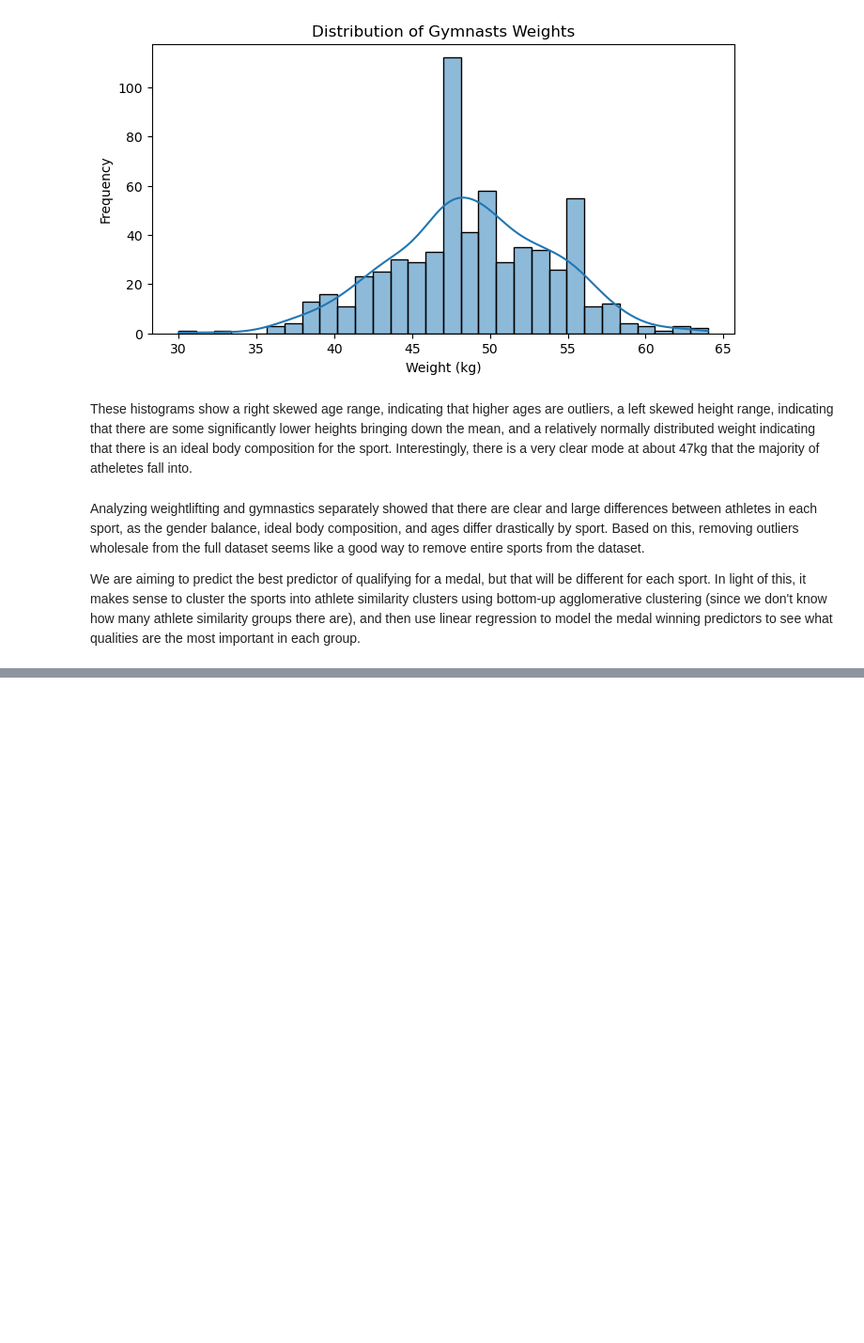
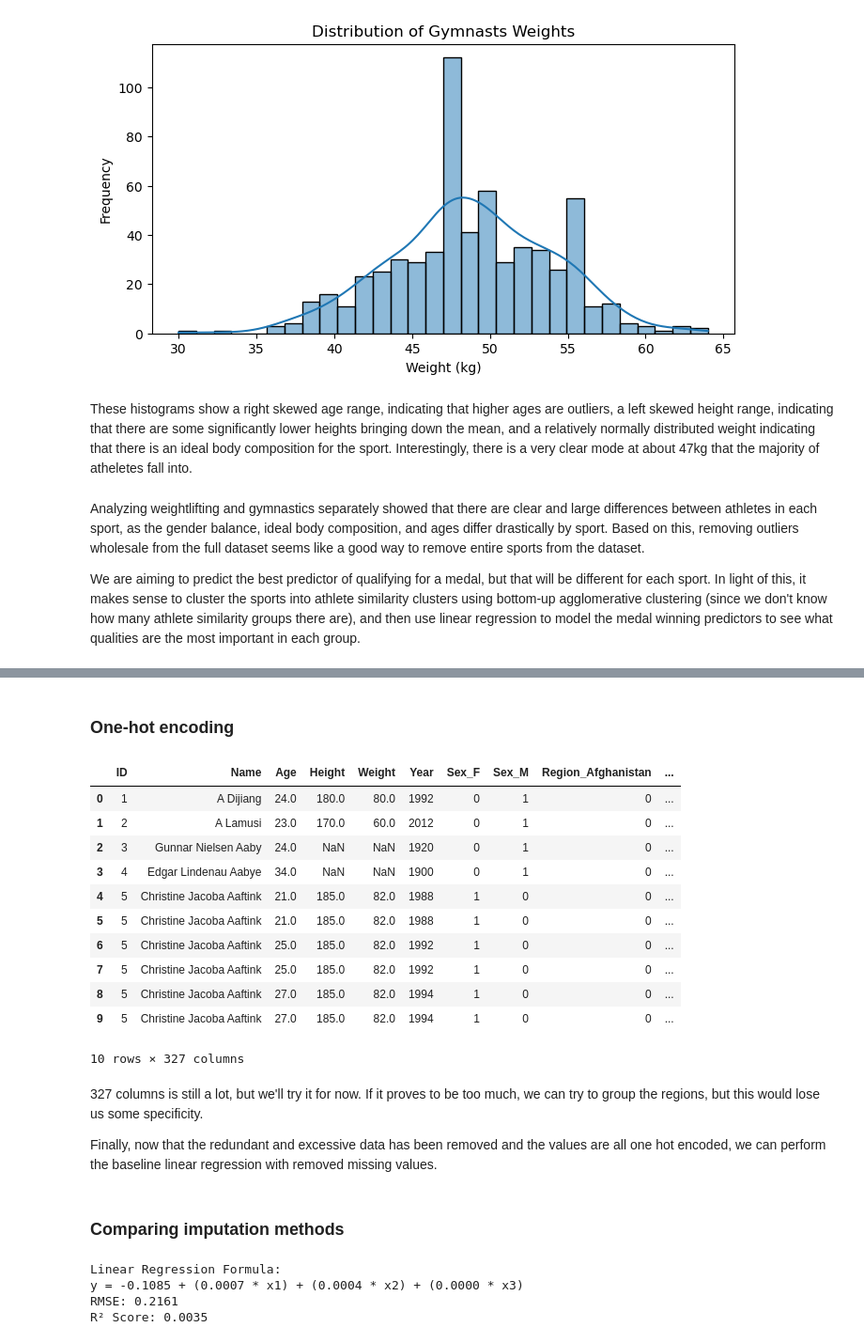
Before and after one commit to oliviasteeed/461_final_project, a Jupyter notebook: initial_eda.ipynb, the cells around one changed output, grey strips where cells are left out. Shown at 94% size. Saved outputs shown, nothing was run; the diff lists cells and outputs as text; code cells hidden in the pictures; blank space fills up the shorter version.

```diff
--- a/initial_eda.ipynb
+++ b/initial_eda.ipynb
@@ -436,0 +573,45 @@ TODO
+# %%
+# dropping team column since we are just going to use region column to reduce massive dataframe size
+df = df.drop(columns=['Team'])
+# %% [markdown]
+### One-hot encoding
+# %%
+df_encoded = pd.get_dummies(df, columns=['Sex', 'Region', 'Season', 'City', 'Sport', 'Medal'], dtype=int)
+
+df_encoded.head(10)
+# %% [output]
+|  | ID | Name | Age | Height | Weight | Year | Sex_F | Sex_M | Region_Afghanistan | ... |
+| 0 | 1 | A Dijiang | 24.0 | 180.0 | 80.0 | 1992 | 0 | 1 | 0 | ... |
+| 1 | 2 | A Lamusi | 23.0 | 170.0 | 60.0 | 2012 | 0 | 1 | 0 | ... |
+| 2 | 3 | Gunnar Nielsen Aaby | 24.0 | NaN | NaN | 1920 | 0 | 1 | 0 | ... |
+| 3 | 4 | Edgar Lindenau Aabye | 34.0 | NaN | NaN | 1900 | 0 | 1 | 0 | ... |
+| 4 | 5 | Christine Jacoba Aaftink | 21.0 | 185.0 | 82.0 | 1988 | 1 | 0 | 0 | ... |
+| 5 | 5 | Christine Jacoba Aaftink | 21.0 | 185.0 | 82.0 | 1988 | 1 | 0 | 0 | ... |
+| 6 | 5 | Christine Jacoba Aaftink | 25.0 | 185.0 | 82.0 | 1992 | 1 | 0 | 0 | ... |
+| 7 | 5 | Christine Jacoba Aaftink | 25.0 | 185.0 | 82.0 | 1992 | 1 | 0 | 0 | ... |
+| 8 | 5 | Christine Jacoba Aaftink | 27.0 | 185.0 | 82.0 | 1994 | 1 | 0 | 0 | ... |
+| 9 | 5 | Christine Jacoba Aaftink | 27.0 | 185.0 | 82.0 | 1994 | 1 | 0 | 0 | ... |
+10 rows × 327 columns
+# %% [markdown]
+327 columns is still a lot, but we'll try it for now. If it proves to be too much, we can try to group the regions, but this would lose us some specificity.
+
+Finally, now that the redundant and excessive data has been removed and the values are all one hot encoded, we can perform the baseline linear regression with removed missing values.
+# %% [markdown]
+### Comparing imputation methods
+# %%
+# making copy and removing rows with missing values
+
+df_nulls_removed = df_encoded.copy()
+
+df_nulls_removed = df_nulls_removed.dropna(subset=['Age', 'Height', 'Weight'])
+
+# define X (features) and y (target) - note that I am only including numeric features for now since those are the ones with missing values that I am testing to fill with imputation
+X = df_nulls_removed[['Height', 'Weight', 'Age']]
+y = df_nulls_removed['Medal_Gold']  # only predicting likelihood of winning a gold medal for now
+
+model, y_pred = run_LR(X, y)
+# %% [output]
+Linear Regression Formula:
+y = -0.1085 + (0.0007 * x1) + (0.0004 * x2) + (0.0000 * x3)
+RMSE: 0.2161
+R² Score: 0.0035
```
Also changed, not shown: parts of 36 cells of this notebook.
